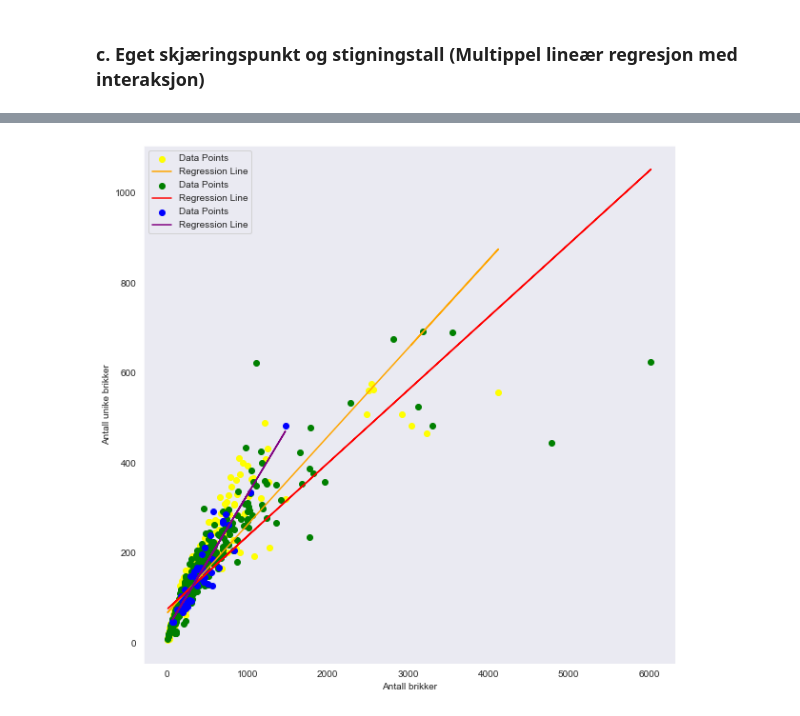
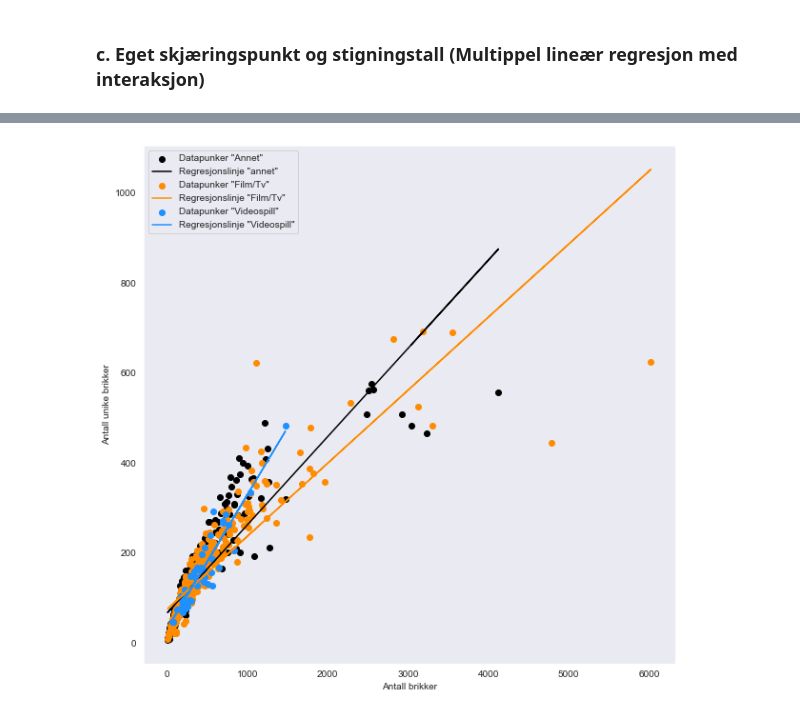
Before and after one commit to kludge7/ISTT1003-Statistikk, a Jupyter notebook: models.ipynb, the cells around one changed output, grey strips where cells are left out. Cells and saved outputs as stored; diff of their text form; code cells hidden in the pictures.

Commit message:
Updated MLR plot with intercept

```diff
--- a/models.ipynb
+++ b/models.ipynb
@@ -209,7 +234,8 @@ strong multicollinearity or other numerical problems.
 ### c. Eget skjæringspunkt og stigningstall (Multippel lineær regresjon med interaksjon)
 # %%
 modell4_mlr = smf.ols('Unique_Pieces ~ Pieces * category' , data = lego_set_data)
-modell4_mlr.fit().summary()
+model4_result = modell4_mlr.fit()
+model4_result.summary()
 # %% [output]
 OLS Regression Results
 | Dep. Variable: | Unique_Pieces | R-squared: | 0.766 |
@@ -237,50 +263,50 @@ Notes:
 [2] The condition number is large, 5.59e+03. This might indicate that there are
 strong multicollinearity or other numerical problems.
 # %%
-model_film = smf.ols('Unique_Pieces ~ Pieces', data = film_tv)
-result_film = model_film.fit()
+# creates the plot of the linear model, with interaction: unique_pieces ~ pieces * category
+intercept_common = model4_result.params['Intercept']
+slope_common =  model4_result.params['Pieces']
 
-slope_film = result_film.params['Pieces']
-intercept_film = result_film.params['Intercept']
+# regression line for film/tv
+slope_film = slope_common
+intercept_film = intercept_common
 regression_x_film = np.array(film_tv['Pieces'])
 regression_y_film = slope_film * regression_x_film + intercept_film
 
-model_game = smf.ols('Unique_Pieces ~ Pieces', data = video_games)
-result_game = model_game.fit()
 
-slope_game = result_game.params['Pieces']
-intercept_game = result_game.params['Intercept']
+# regression line for video games
+slope_game = slope_common + model4_result.params['Pieces:category[T.VideoGames]']
+intercept_game = intercept_common + model4_result.params['category[T.VideoGames]']
 regression_x_game = np.array(video_games['Pieces'])
 regression_y_game = slope_game * regression_x_game + intercept_game
 
-model_other = smf.ols('Unique_Pieces ~ Pieces', data = other)
-result_other = model_other.fit()
 
-slope_other = result_other.params['Pieces']
-intercept_other = result_other.params['Intercept']
+# regression line for other
+slope_other = slope_common + model4_result.params['Pieces:category[T.Other]']
+intercept_other = intercept_common + model4_result.params['category[T.Other]']
 regression_x_other = np.array(other['Pieces'])
 regression_y_other = slope_other * regression_x_other + intercept_other
 
 f = plt.figure()
 f.set_figwidth(10)
 f.set_figheight(10)
 
-plt.scatter(other['Pieces'], other['Unique_Pieces'], label='Data Points', color='yellow')
-plt.plot(regression_x_other, regression_y_other, color='orange', label='Regression Line')
+plt.scatter(other['Pieces'], other['Unique_Pieces'], label='Datapunker "Annet"', color='black')
+plt.plot(regression_x_other, regression_y_other, color='black', label='Regresjonslinje "annet"')
 
-plt.scatter(film_tv['Pieces'], film_tv['Unique_Pieces'], label='Data Points', color='green')
-plt.plot(regression_x_film, regression_y_film, color='red', label='Regression Line')
+plt.scatter(film_tv['Pieces'], film_tv['Unique_Pieces'], label='Datapunker "Film/Tv"', color='darkorange')
+plt.plot(regression_x_film, regression_y_film, color='darkorange', label='Regresjonslinje "Film/Tv"')
 
-plt.scatter(video_games['Pieces'], video_games['Unique_Pieces'], label='Data Points', color='blue')
-plt.plot(regression_x_game, regression_y_game, color='purple', label='Regression Line')
+plt.scatter(video_games['Pieces'], video_games['Unique_Pieces'], label='Datapunker "Videospill"', color='dodgerblue')
+plt.plot(regression_x_game, regression_y_game, color='dodgerblue', label='Regresjonslinje "Videospill"')
 plt.xlabel('Antall brikker')
 plt.ylabel('Antall unike brikker')
 
 plt.legend()
 plt.grid()
 plt.show()
 # %% [output]
-[figure, old version]
+[figure, new version]
 # %%
 lego_set_data['pieces_film/tv'] = lego_set_data['Pieces'] * film_tv
 lego_set_data['pieces_video_game'] = lego_set_data['Pieces'] * video_games
```
Also changed, not shown: parts of 4 cells of this notebook.
